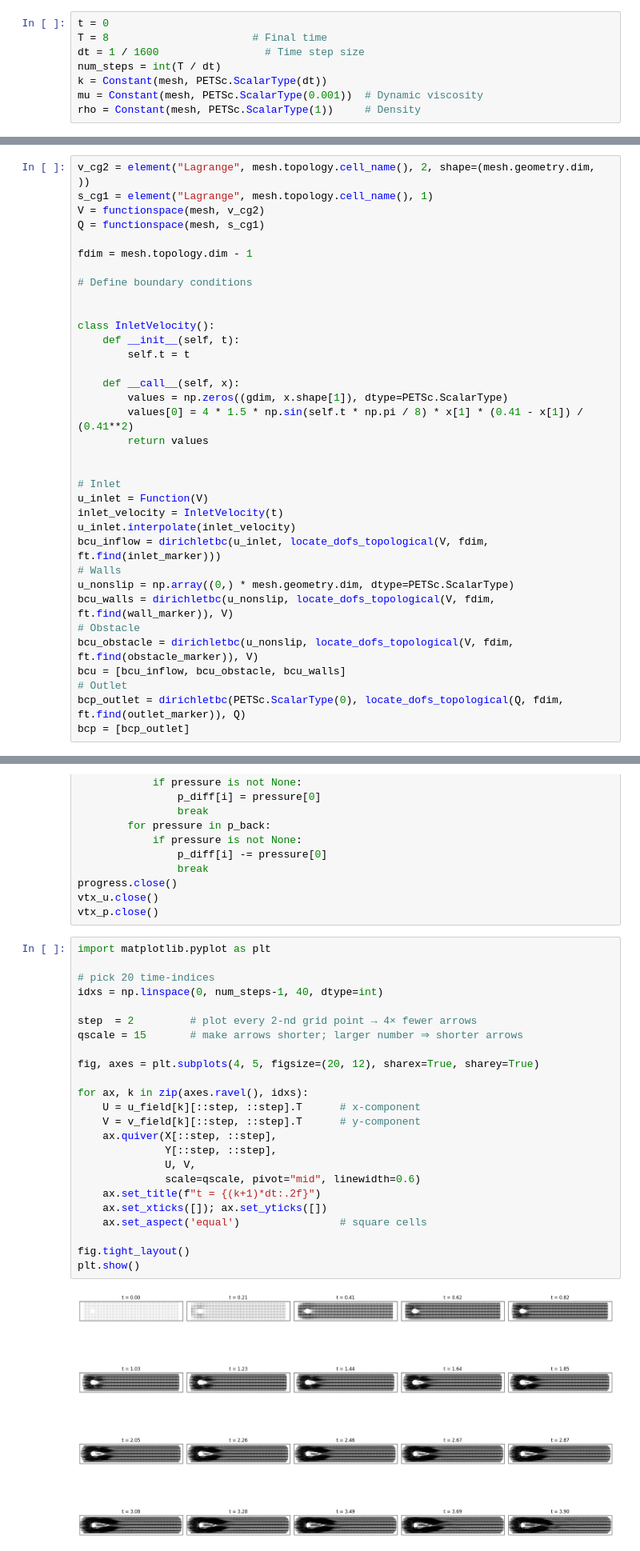
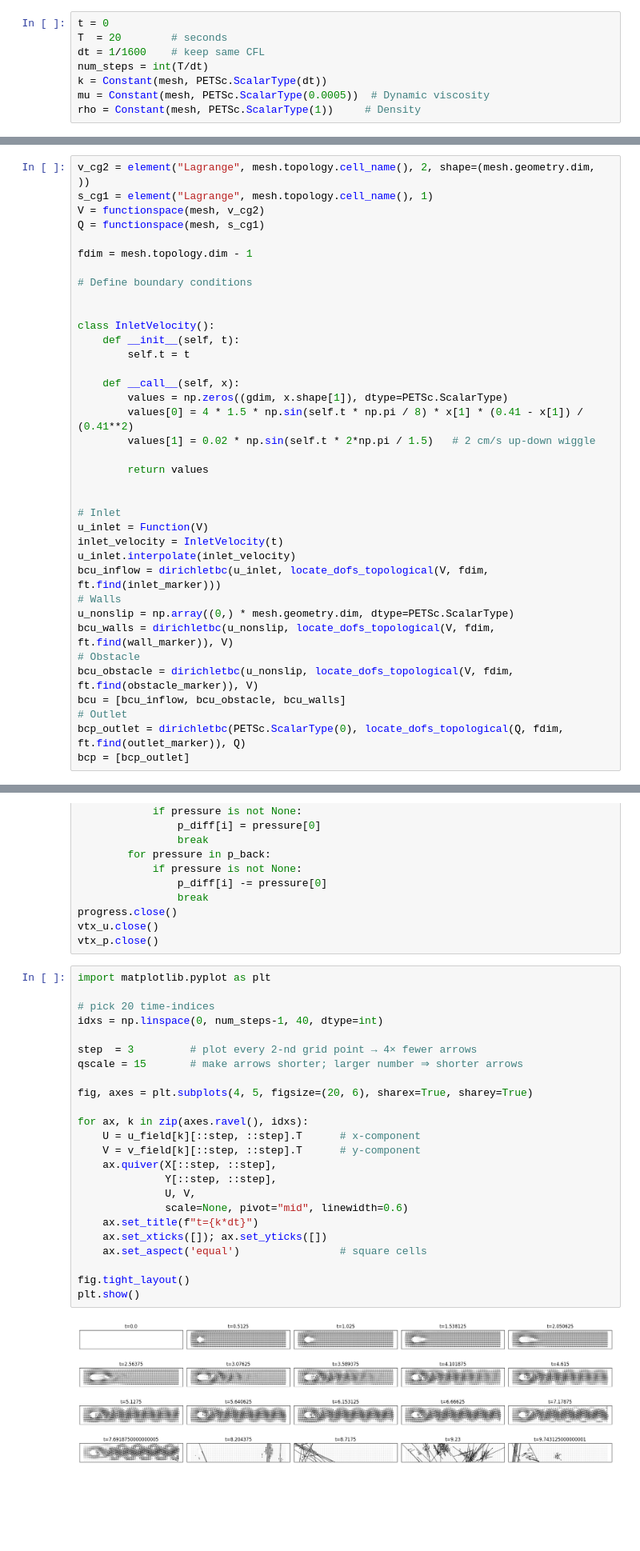
Before and after one commit to karkonium/sensor-trajectory, a Jupyter notebook: cylinder_wake.ipynb, the cells around one changed output, grey strips where cells are left out. Shown at 80% size. Drawn from its saved outputs; the diff is of its cells as text; blank space fills up the shorter version.

````diff
--- a/cylinder_wake.ipynb
+++ b/cylinder_wake.ipynb
@@ -175,11 +175,11 @@ ft.name = "Facet markers"
 Following the DGF-2 benchmark, we define our problem specific parameters
 # %%
 t = 0
-T = 8                       # Final time
-dt = 1 / 1600                 # Time step size
-num_steps = int(T / dt)
+T  = 20        # seconds
+dt = 1/1600    # keep same CFL
+num_steps = int(T/dt)
 k = Constant(mesh, PETSc.ScalarType(dt))
-mu = Constant(mesh, PETSc.ScalarType(0.001))  # Dynamic viscosity
+mu = Constant(mesh, PETSc.ScalarType(0.0005))  # Dynamic viscosity
 rho = Constant(mesh, PETSc.ScalarType(1))     # Density
 # %% [markdown]
 ```{admonition} Reduced end-time of problem
@@ -207,6 +207,8 @@ class InletVelocity():
     def __call__(self, x):
         values = np.zeros((gdim, x.shape[1]), dtype=PETSc.ScalarType)
         values[0] = 4 * 1.5 * np.sin(self.t * np.pi / 8) * x[1] * (0.41 - x[1]) / (0.41**2)
+        values[1] = 0.02 * np.sin(self.t * 2*np.pi / 1.5)   # 2 cm/s up-down wiggle
+
         return values
 
 
@@ -513,29 +515,29 @@ vtx_p.close()
 # %%
 import matplotlib.pyplot as plt
 
 # pick 20 time-indices
 idxs = np.linspace(0, num_steps-1, 40, dtype=int)
 
-step  = 2         # plot every 2-nd grid point → 4× fewer arrows
+step  = 3         # plot every 2-nd grid point → 4× fewer arrows
 qscale = 15       # make arrows shorter; larger number ⇒ shorter arrows
 
-fig, axes = plt.subplots(4, 5, figsize=(20, 12), sharex=True, sharey=True)
+fig, axes = plt.subplots(4, 5, figsize=(20, 6), sharex=True, sharey=True)
 
 for ax, k in zip(axes.ravel(), idxs):
     U = u_field[k][::step, ::step].T      # x-component
     V = v_field[k][::step, ::step].T      # y-component
     ax.quiver(X[::step, ::step],
               Y[::step, ::step],
               U, V,
-              scale=qscale, pivot="mid", linewidth=0.6)
-    ax.set_title(f"t = {(k+1)*dt:.2f}")
+              scale=None, pivot="mid", linewidth=0.6)
+    ax.set_title(f"t={k*dt}")
     ax.set_xticks([]); ax.set_yticks([])
     ax.set_aspect('equal')                # square cells
 
 fig.tight_layout()
 plt.show()
 # %% [output]
-[figure, old version]
+[figure, new version]
 # %% [markdown]
 ## Verification using data from FEATFLOW
 
````
Also changed, not shown: parts of 3 cells of this notebook.
